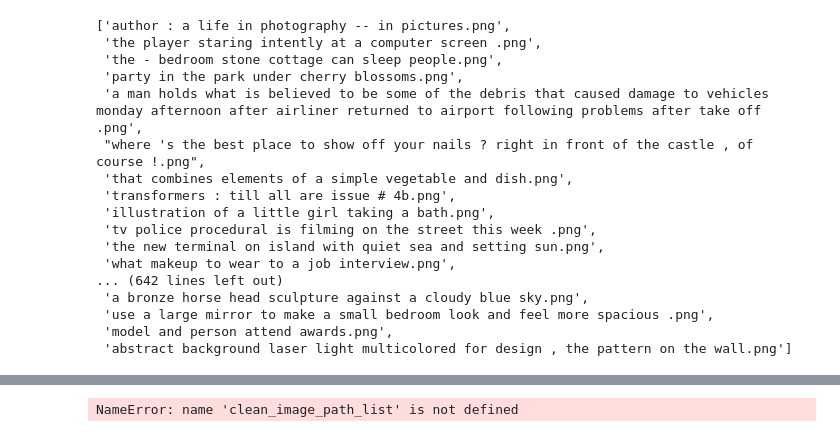
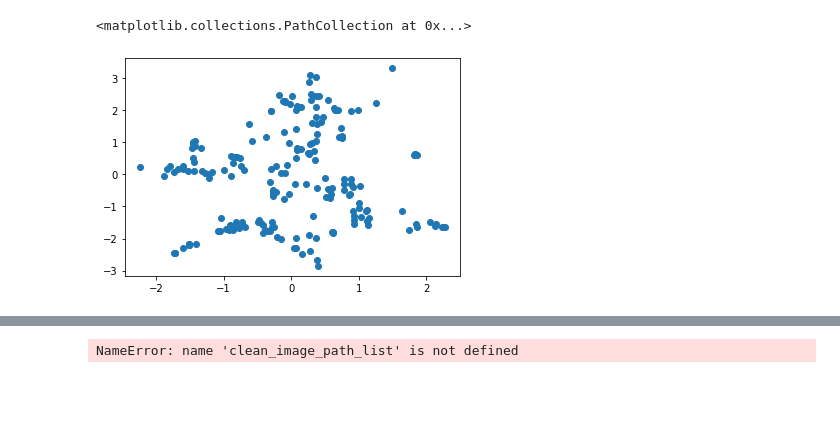
Before and after one commit to alecsharpie/game_asset_creation, a Jupyter notebook: notebooks/create_embedded_image_assets.ipynb, the cells around one changed output, grey strips where cells are left out. Drawn from its saved outputs; the diff is of its cells as text; code cells hidden in the pictures; blank space fills up the shorter version.

Commit message:
create new images and map based on the sac dataset

```diff
--- a/notebooks/create_embedded_image_assets.ipynb
+++ b/notebooks/create_embedded_image_assets.ipynb
@@ -154,0 +148,2 @@ exist_df.merge(img_df, how = 'inner')
+# %%
+df_loop = df.sort_values('img_rating', ascending = False)[:1000]
@@ -155,15 +166,13 @@ exist_df.merge(img_df, how = 'inner')
 # %%
-
-
 clip_features_list = []
 colour_features_list = []
 image_path_list = []
 
-for i, row in tqdm(data[2100:].iterrows()):
+for i, row in tqdm(df_loop.iterrows()):
 
-    url, caption = row['short_img_path'], row['clean_prompt']
+    img_path, caption = row['short_img_path'], row['clean_prompt']
 
-    img = Image.open(f'../raw_data/sac-000000/{row['url']}')
+    img = Image.open(f'../raw_data/sac-000000/{img_path}')
 
     if img:
 
@@ -199,2 +195,3 @@ for i, row in tqdm(data[2100:].iterrows()):
 # %%
-image_embeddings = np.stack(features_list)
+image_embeddings = np.stack(clip_features_list)
+colour_embeddings = np.stack(colour_features_list)
@@ -207,6 +245,10 @@ X_image_embeddings.shape
 # %%
 import pymde
 
-mde = pymde.preserve_neighbors(X_image_embeddings, embedding_dim=2, verbose=True)
-embedding = mde.embed(verbose=True)
+image_mde = pymde.preserve_neighbors(image_embeddings, embedding_dim=2, verbose=True)
+image_2d = image_mde.embed(verbose=True)
+
+
+colour_mde = pymde.preserve_neighbors(colour_embeddings, embedding_dim=2, verbose=True)
+colour_2d = colour_mde.embed(verbose=True)
 # %% [output]
@@ -231,20 +272,6 @@ Jul 02 09:08:59 AM: average distortion 0.277 | residual norm 8.3e-05
-# %%
-image_path_list
-# %% [output]
-['author : a life in photography -- in pictures.png',
- 'the player staring intently at a computer screen .png',
- 'the - bedroom stone cottage can sleep people.png',
- 'party in the park under cherry blossoms.png',
- 'a man holds what is believed to be some of the debris that caused damage to vehicles monday afternoon after airliner returned to airport following problems after take off .png',
- "where 's the best place to show off your nails ? right in front of the castle , of course !.png",
- 'that combines elements of a simple vegetable and dish.png',
- 'transformers : till all are issue # 4b.png',
- 'illustration of a little girl taking a bath.png',
- 'tv police procedural is filming on the street this week .png',
- 'the new terminal on island with quiet sea and setting sun.png',
- 'what makeup to wear to a job interview.png',
-... (642 lines left out)
- 'a bronze horse head sculpture against a cloudy blue sky.png',
- 'use a large mirror to make a small bedroom look and feel more spacious .png',
- 'model and person attend awards.png',
- 'abstract background laser light multicolored for design , the pattern on the wall.png']
+# %%
+import matplotlib.pyplot as plt
+plt.scatter(image_2d[-200:, 0], image_2d[-200:, 1])
+# %% [output]
+<matplotlib.collections.PathCollection at 0x...>
+[figure, added]
```
Also changed, not shown: parts of 62 cells of this notebook, 2 other files.
